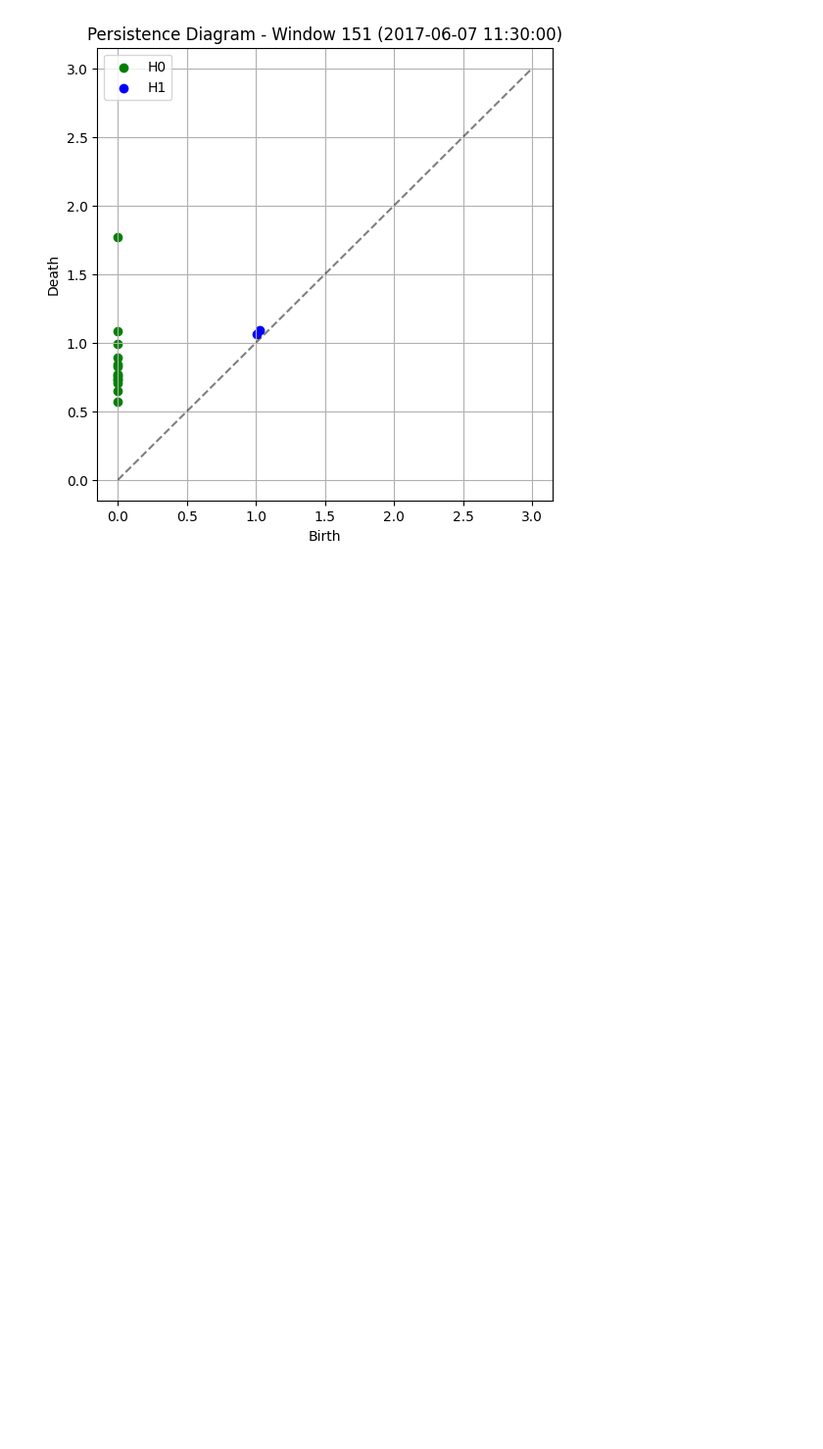
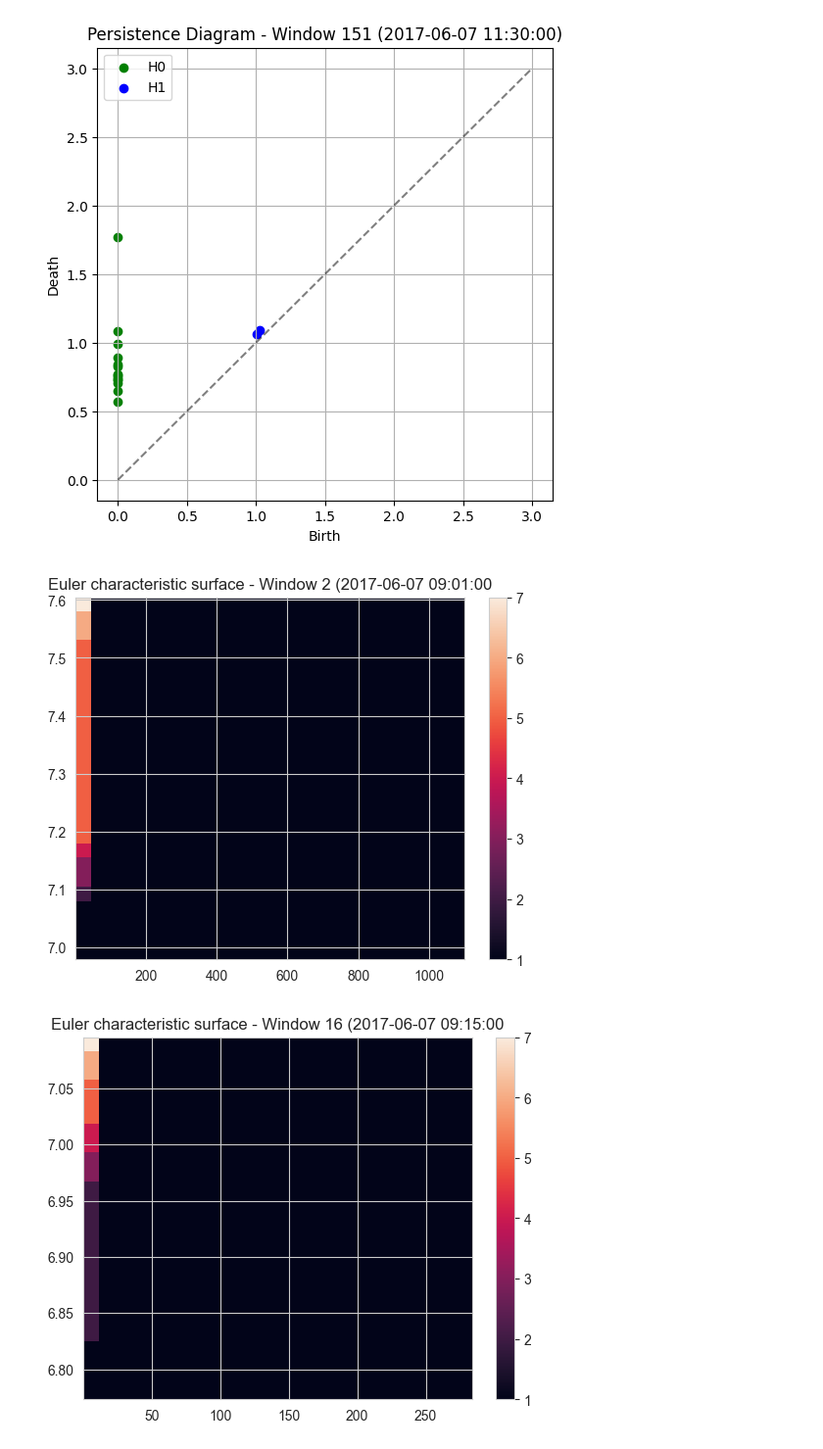
Before and after one commit to jasonwvh/tda-cicids2017, a Jupyter notebook: eda.ipynb, the cells around one changed output. Shown at 98% size. Saved outputs shown, nothing was run; the diff lists cells and outputs as text; code cells hidden in the pictures; blank space fills up the shorter version.

```diff
--- a/eda.ipynb
+++ b/eda.ipynb
@@ -312,5 +231,10 @@ plt.show()
 # %%
-# sliding window approach, combining benigns and attacks
+# sliding window approach
+features = ['flow_duration', 'flow_mean', 'fwd_mean', 'bwd_mean', 'active_mean', 'idle_mean']
+dim=len(features)
+te = TakensEmbedding(time_delay=1, dimension=dim)
+ph = VietorisRipsPersistence(homology_dimensions=[0, 1])
+
 featured_df = resampled_data[features]
 df_scaled = scaler.fit_transform(featured_df)
 df_scaled = pd.DataFrame(df_scaled, index=featured_df.index, columns=features)
@@ -349,10 +273,10 @@ for window_idx in range(0, len(df_scaled) - window_samples + 1, step_samples):
 
     fig, ax = plt.subplots(figsize=(6, 6))
     max_death = 3
-    for dim in [0, 1]:
-        dgm = diagrams[0][diagrams[0][:, 2] == dim]
+    for d in [0, 1]:
+        dgm = diagrams[0][diagrams[0][:, 2] == d]
         if len(dgm) > 0:
-            ax.scatter(dgm[:, 0], dgm[:, 1], c=colors[dim], label=f'{labels[dim]}', alpha=1)
+            ax.scatter(dgm[:, 0], dgm[:, 1], c=colors[d], label=f'{labels[d]}', alpha=1)
             max_death = max(max_death, max(dgm[:, 1]))
 
     ax.plot([0, max_death], [0, max_death], 'k--', alpha=0.5)
@@ -362,6 +286,11 @@ for window_idx in range(0, len(df_scaled) - window_samples + 1, step_samples):
     ax.legend()
     ax.grid(True)
     plt.show()
+
+## Attacks happen from
+# 09:15 - 10:00,
+# 10:15 - 10:35,
+# 10:40 - 10:42,
 # %% [output]
 [figure]
 [figure]
@@ -379,0 +304,50 @@ for window_idx in range(0, len(df_scaled) - window_samples + 1, step_samples):
+# %%
+# sliding window approach for ect
+from eulearning.utils import vectorize_st, codensity
+from eulearning.descriptors import RadonTransform, EulerCharacteristicProfile
+import gudhi as gd
+
+for window_idx in range(0, len(df_scaled) - window_samples + 1, step_samples):
+    window_data = df_scaled.iloc[window_idx:window_idx + window_samples]
+    if len(window_data) < window_samples:
+        continue
+
+    # select a few frames
+    if window_data.index[0] not in [pd.Timestamp('2017-06-07 09:01:00'), pd.Timestamp('2017-06-07 09:15:00'), pd.Timestamp('2017-06-07 09:30:00'), pd.Timestamp('2017-06-07 09:45:00'), pd.Timestamp('2017-06-07 10:00:00'), pd.Timestamp('2017-06-07 10:15:00'), pd.Timestamp('2017-06-07 10:40:00'), pd.Timestamp('2017-06-07 11:00:00'), pd.Timestamp('2017-06-07 11:30:00'),]:
+        continue
+
+    try:
+        embedding = te.fit_transform(window_data.values)
+        embedding = embedding.reshape(window_data.index.size, window_data.columns.size)
+        # embedding_reshaped = embedding[None, :, :]
+    except ValueError as e:
+        print(f"Skipping window {window_idx} due to embedding error: {e}")
+        continue
+
+    try:
+        ac = gd.AlphaComplex(embedding)
+        st = ac.create_simplex_tree()
+        vec_st = vectorize_st(st)
+        codensity_filt = codensity(embedding)
+        vec_st2 = vectorize_st(st, filtrations=[codensity_filt])
+        euler_profile = EulerCharacteristicProfile(resolution=(25,25), quantiles=[(0, 0.5), (0, 0.5)], pt_cld=True, normalize=False, flatten=False)
+        ecs = euler_profile.fit_transform(vec_st2)
+        extent = list(euler_profile.val_ranges[0]) + list(euler_profile.val_ranges[1])
+    except ValueError as e:
+        print(f"Skipping window {window_idx} due to persistence error: {e}")
+        continue
+
+    plt.figure()
+    plt.imshow(ecs, origin='lower', extent=extent, aspect='auto')
+    plt.colorbar()
+    plt.title(f'Euler characteristic surface - Window {window_idx} ({window_data.index[0]}')
+    plt.show()
+
+
+## Attacks happen from
+# 09:15 - 10:00,
+# 10:15 - 10:35,
+# 10:40 - 10:42,
+# %% [output]
+[figure, added]
+[figure, added]
```
Also changed, not shown: parts of 8 cells of this notebook.
